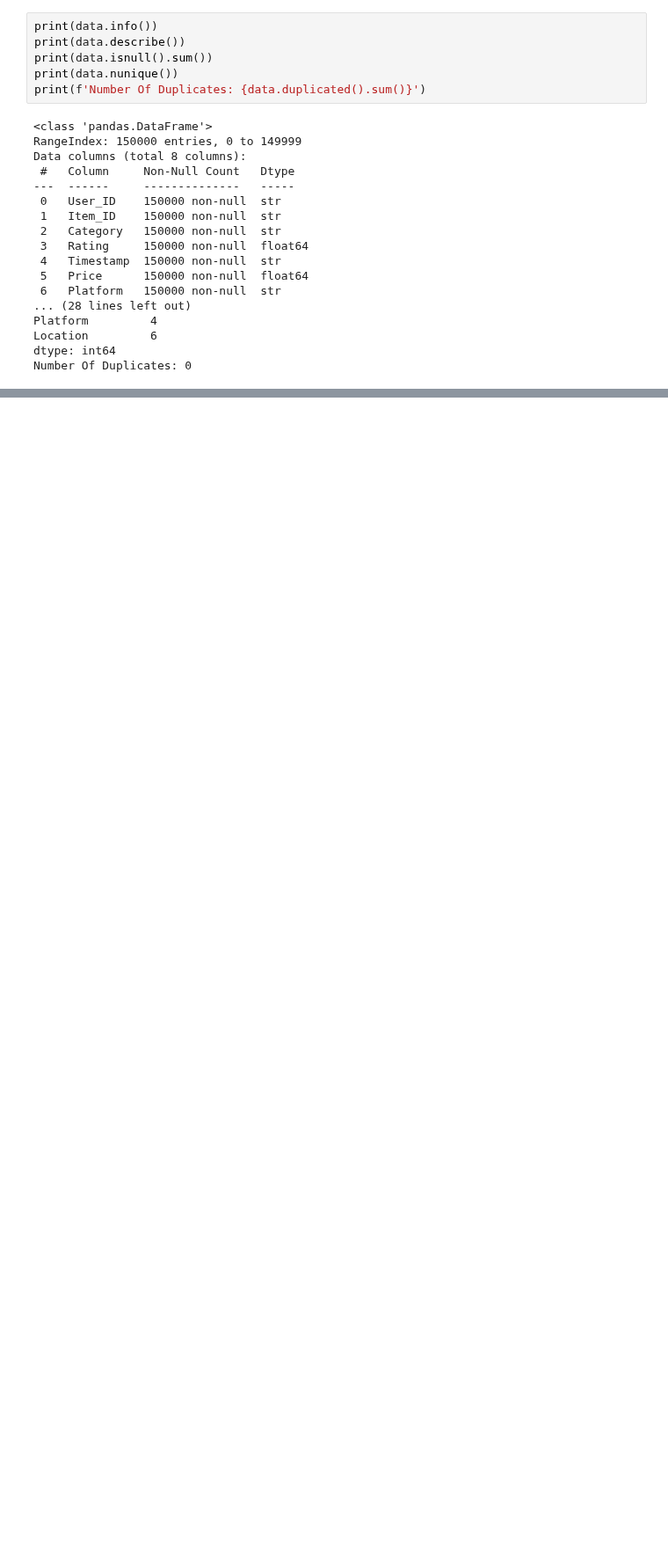
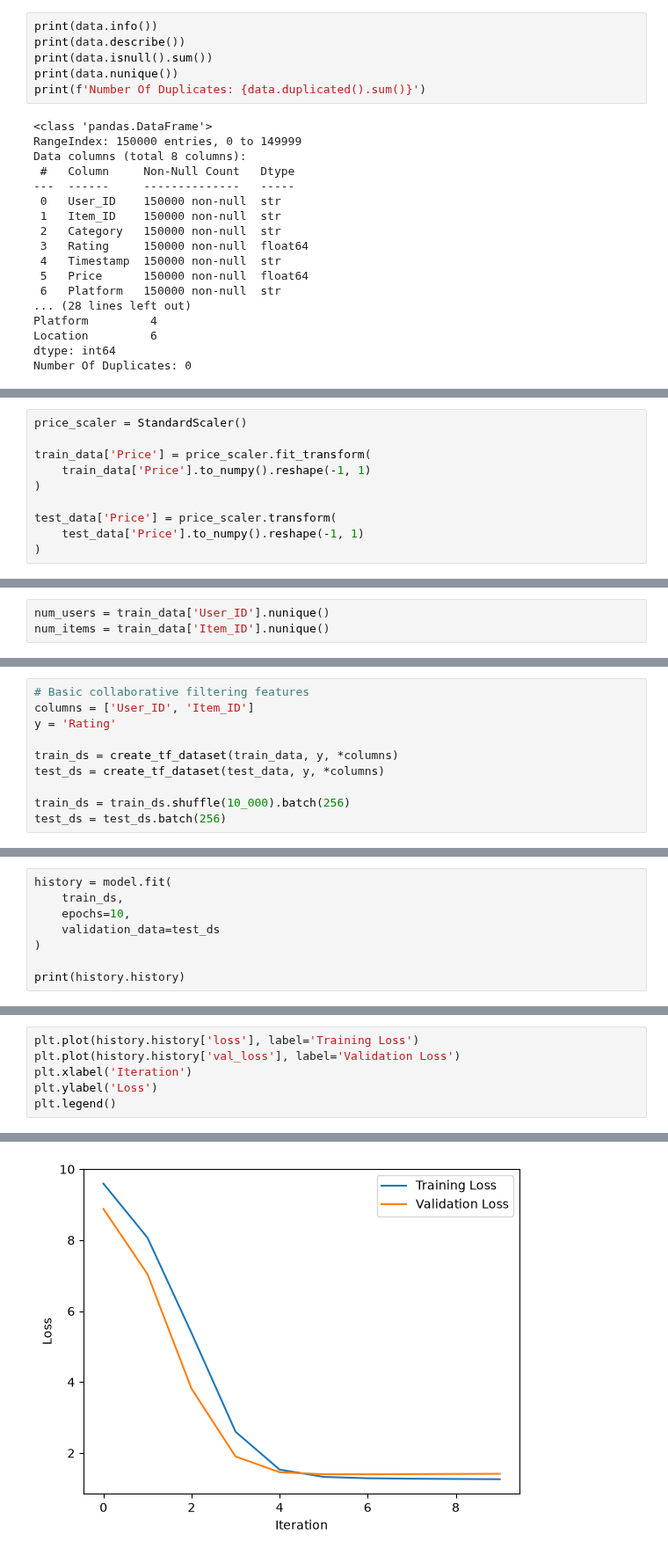
Before and after one commit to kiyamehr/AI-Learning-Journey, a Jupyter notebook: Practice Labs/Unsupervised Learning/Recommender Systems/02-Practice/train.ipynb, the cells around one changed output, grey strips where cells are left out. Shown at 88% size. Saved outputs shown, nothing was run; the diff lists cells and outputs as text; blank space fills up the shorter version.

```diff
--- a/Practice Labs/Unsupervised Learning/Recommender Systems/02-Practice/train.ipynb
+++ b/Practice Labs/Unsupervised Learning/Recommender Systems/02-Practice/train.ipynb
@@ -287,0 +129,10 @@ y(*x)
+# %%
+price_scaler = StandardScaler()
+
+train_data['Price'] = price_scaler.fit_transform(
+    train_data['Price'].to_numpy().reshape(-1, 1)
+)
+
+test_data['Price'] = price_scaler.transform(
+    test_data['Price'].to_numpy().reshape(-1, 1)
+)
@@ -287,0 +141,3 @@ y(*x)
+# %%
+num_users = train_data['User_ID'].nunique()
+num_items = train_data['Item_ID'].nunique()
@@ -287,0 +148,10 @@ y(*x)
+# %%
+# Basic collaborative filtering features
+columns = ['User_ID', 'Item_ID']
+y = 'Rating'
+
+train_ds = create_tf_dataset(train_data, y, *columns)
+test_ds = create_tf_dataset(test_data, y, *columns)
+
+train_ds = train_ds.shuffle(10_000).batch(256)
+test_ds = test_ds.batch(256)
@@ -287,0 +180,8 @@ y(*x)
+# %%
+history = model.fit(
+    train_ds,
+    epochs=10,
+    validation_data=test_ds
+)
+
+print(history.history)
@@ -287,0 +212,7 @@ y(*x)
+# %%
+plt.plot(history.history['loss'], label='Training Loss')
+plt.plot(history.history['val_loss'], label='Validation Loss')
+plt.xlabel('Iteration')
+plt.ylabel('Loss')
+plt.legend()
+# %% [output]
@@ -287,0 +220 @@ y(*x)
+[figure, added]
```
Also changed, not shown: parts of 45 cells of this notebook.
